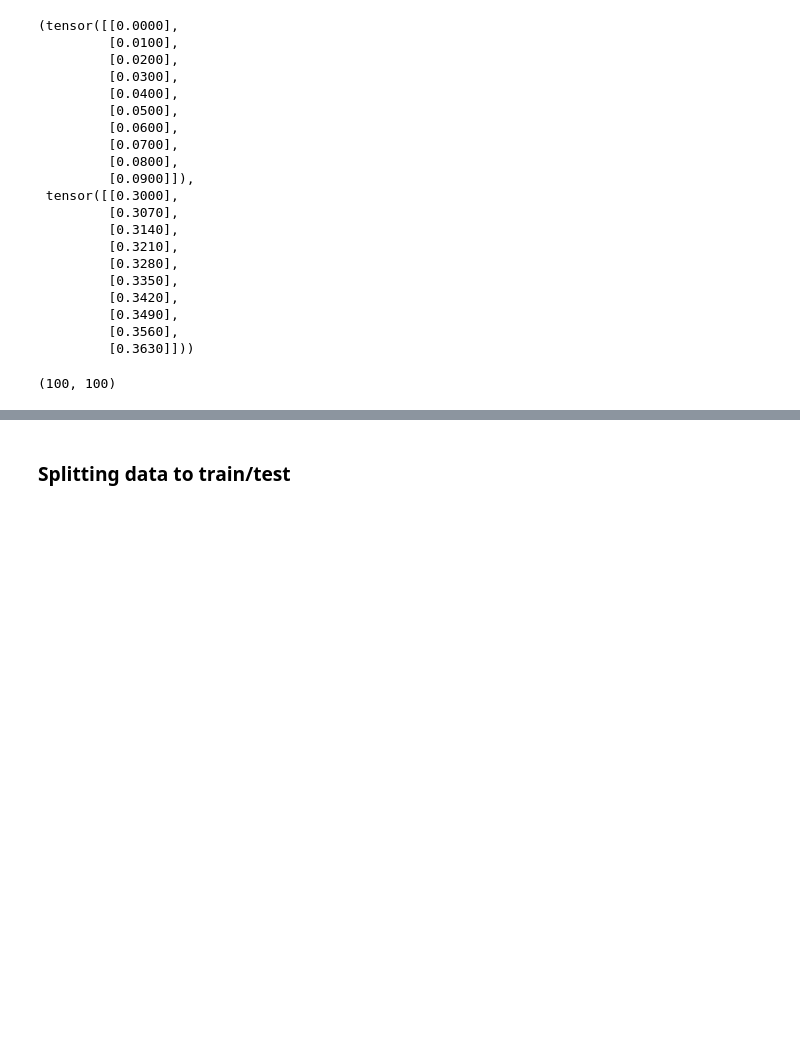
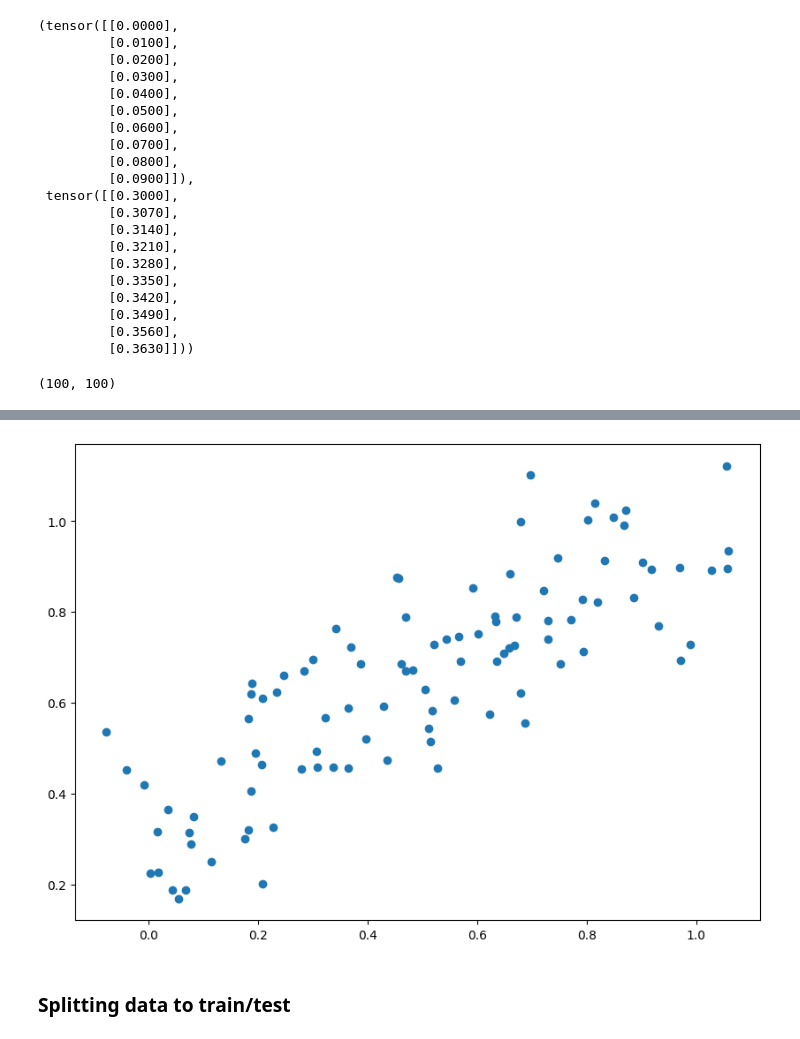
Before and after one commit to MahdiAmrollahi/pytorch-ZTM, a Jupyter notebook: 01_pytorch_workflow.ipynb, the cells around one changed output, grey strips where cells are left out. Drawn from its saved outputs; the diff is of its cells as text; code cells hidden in the pictures; blank space fills up the shorter version.

```diff
--- a/01_pytorch_workflow.ipynb
+++ b/01_pytorch_workflow.ipynb
@@ -47,3 +53,12 @@ len(X),len(y)
+# %%
+X += 0.1*torch.randn_like(X)
+y += 0.1*torch.randn_like(y)
+# %%
+plt.figure(figsize=(10,7))
+plt.scatter(X,y)
+plt.show()
+# %% [output]
+[figure, added]
 # %% [markdown]
 ### Splitting data to train/test
 # %%
```
Also changed, not shown: parts of 2 cells of this notebook.
